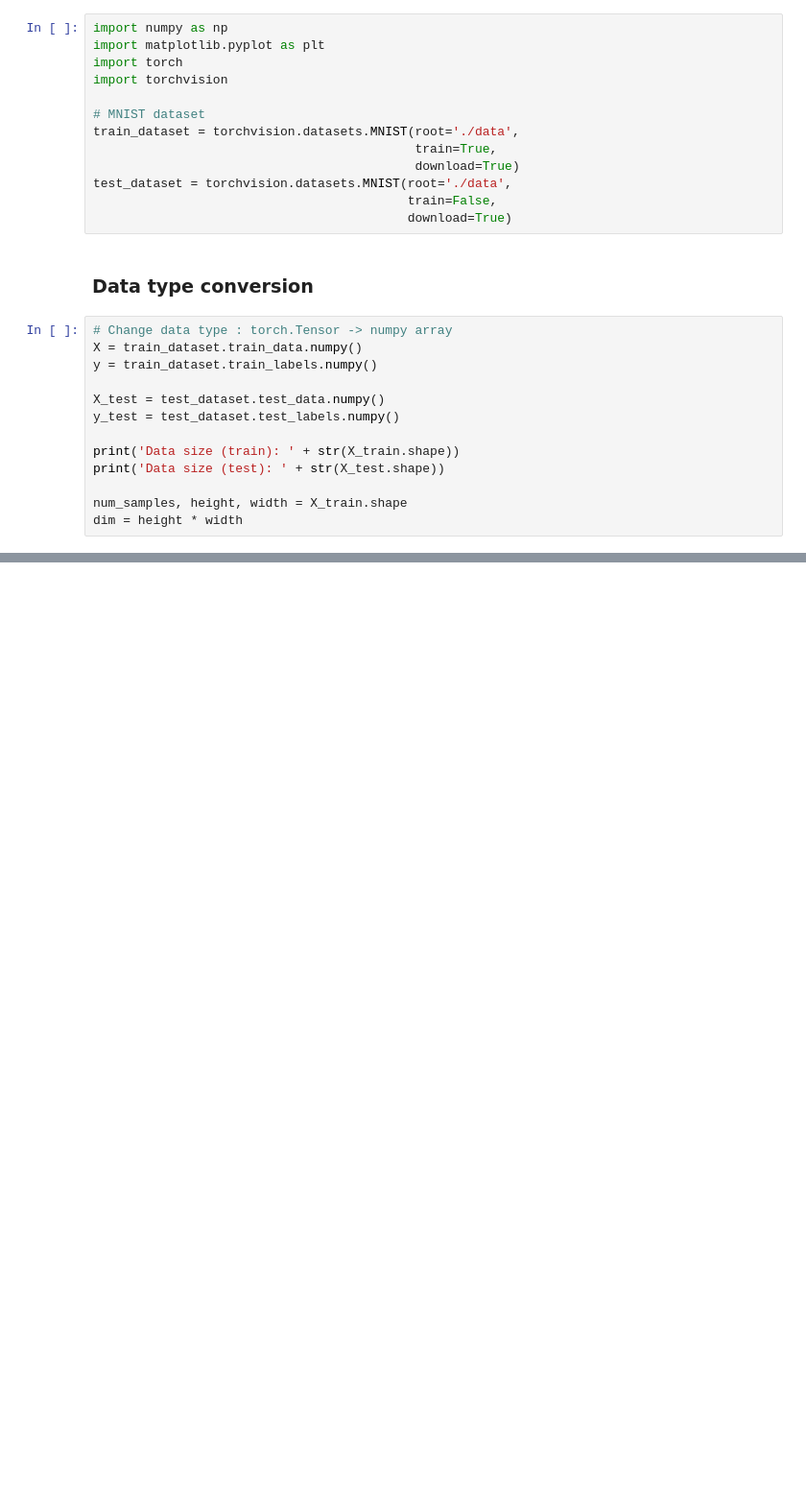
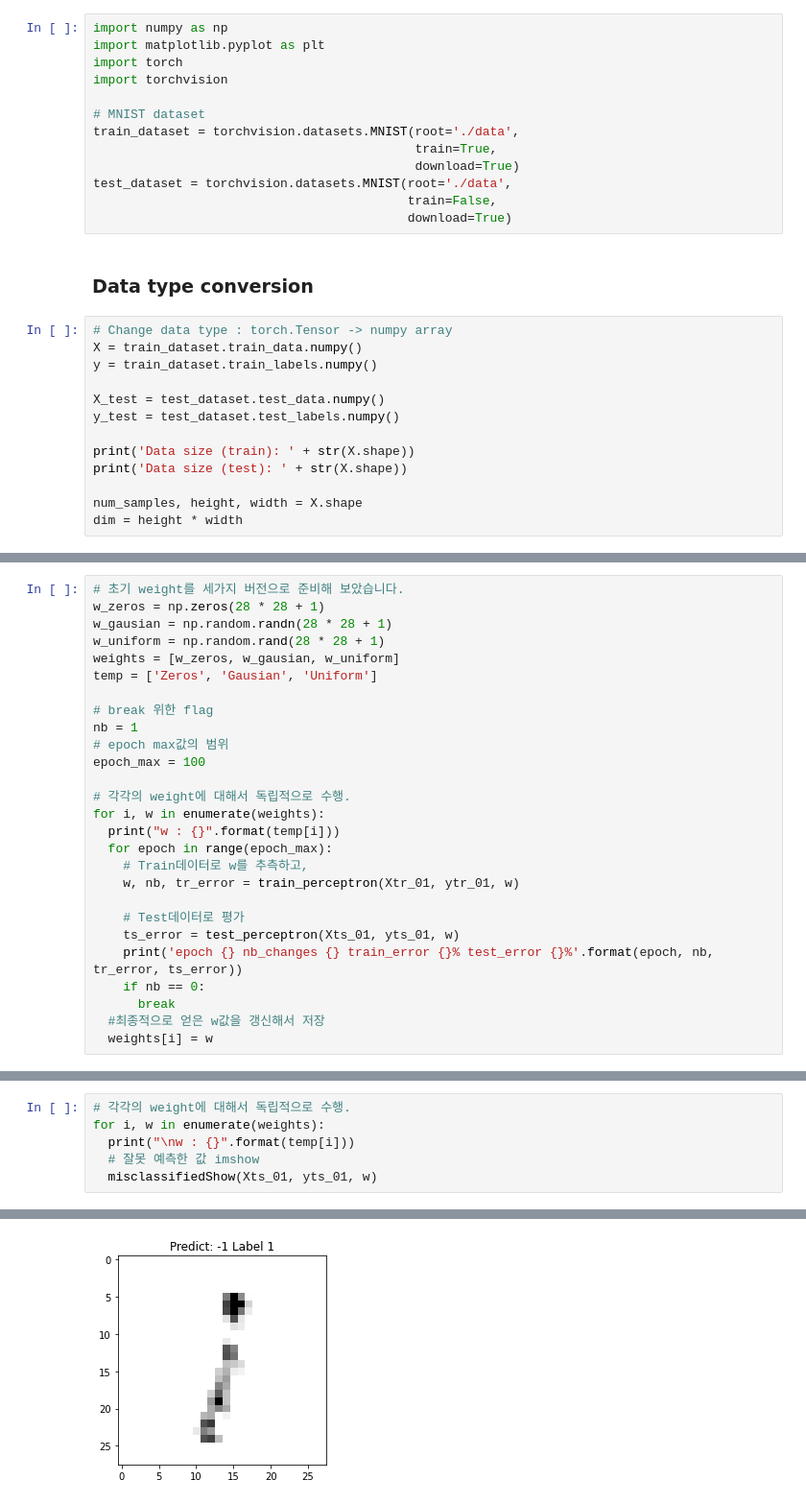
Before and after one commit to rhdtka21/Intro-To-AI, a Jupyter notebook: HW5_SeokJungwoo_2015003209.ipynb, the cells around one changed output, grey strips where cells are left out. Shown at 96% size. Cells and saved outputs as stored; diff of their text form; blank space fills up the shorter version.

```diff
--- a/HW5_SeokJungwoo_2015003209.ipynb
+++ b/HW5_SeokJungwoo_2015003209.ipynb
@@ -25,10 +25,10 @@ y = train_dataset.train_labels.numpy()
 X_test = test_dataset.test_data.numpy()
 y_test = test_dataset.test_labels.numpy()
 
-print('Data size (train): ' + str(X_train.shape))
-print('Data size (test): ' + str(X_test.shape))
+print('Data size (train): ' + str(X.shape))
+print('Data size (test): ' + str(X.shape))
 
-num_samples, height, width = X_train.shape
+num_samples, height, width = X.shape
 dim = height * width
 # %% [output]
 Data size (train): (60000, 28, 28)
@@ -74,0 +178,27 @@ array([0, 0, 0, ..., 0, 0, 0], dtype=uint8)
+# %%
+# 초기 weight를 세가지 버전으로 준비해 보았습니다.
+w_zeros = np.zeros(28 * 28 + 1)
+w_gausian = np.random.randn(28 * 28 + 1)
+w_uniform = np.random.rand(28 * 28 + 1)
+weights = [w_zeros, w_gausian, w_uniform]
+temp = ['Zeros', 'Gausian', 'Uniform']
+
+# break 위한 flag
+nb = 1
+# epoch max값의 범위
+epoch_max = 100
+
+# 각각의 weight에 대해서 독립적으로 수행.
+for i, w in enumerate(weights):
+  print("w : {}".format(temp[i]))
+  for epoch in range(epoch_max):
+    # Train데이터로 w를 추측하고,
+    w, nb, tr_error = train_perceptron(Xtr_01, ytr_01, w)
+
+    # Test데이터로 평가
+    ts_error = test_perceptron(Xts_01, yts_01, w)
+    print('epoch {} nb_changes {} train_error {}% test_error {}%'.format(epoch, nb, tr_error, ts_error))
+    if nb == 0:
+      break
+  #최종적으로 얻은 w값을 갱신해서 저장
+  weights[i] = w
@@ -74,0 +225,7 @@ array([0, 0, 0, ..., 0, 0, 0], dtype=uint8)
+# %%
+# 각각의 weight에 대해서 독립적으로 수행.
+for i, w in enumerate(weights):
+  print("\nw : {}".format(temp[i]))
+  # 잘못 예측한 값 imshow
+  misclassifiedShow(Xts_01, yts_01, w)
+# %% [output]
@@ -74,0 +233 @@ array([0, 0, 0, ..., 0, 0, 0], dtype=uint8)
+[figure, added]
```
Also changed, not shown: parts of 13 cells of this notebook.
